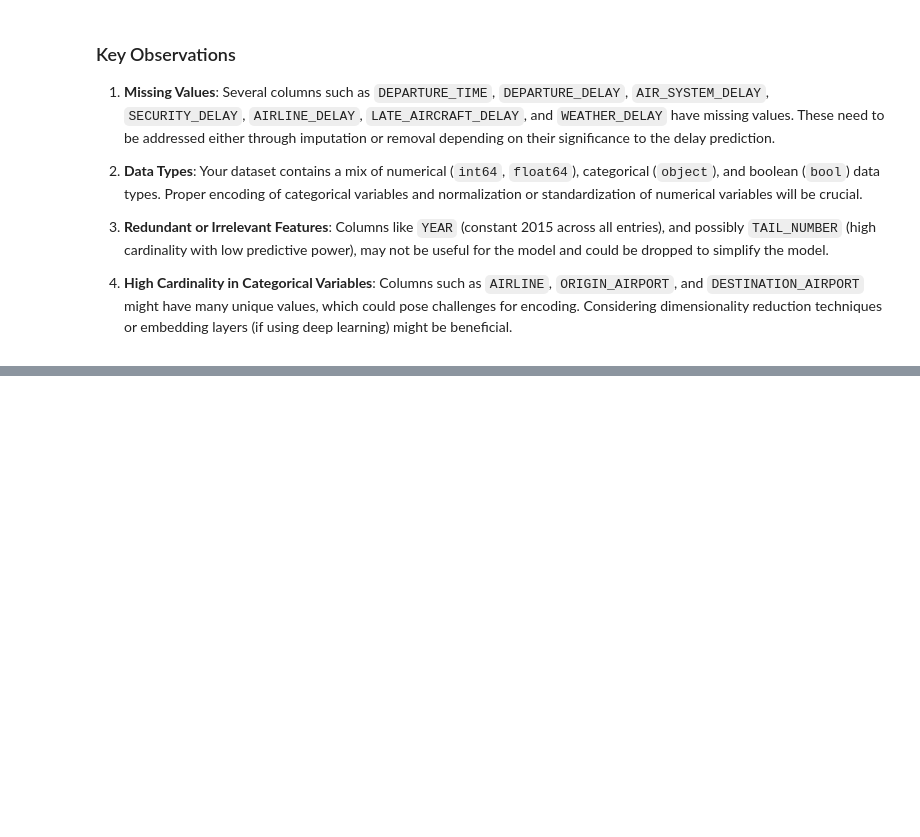
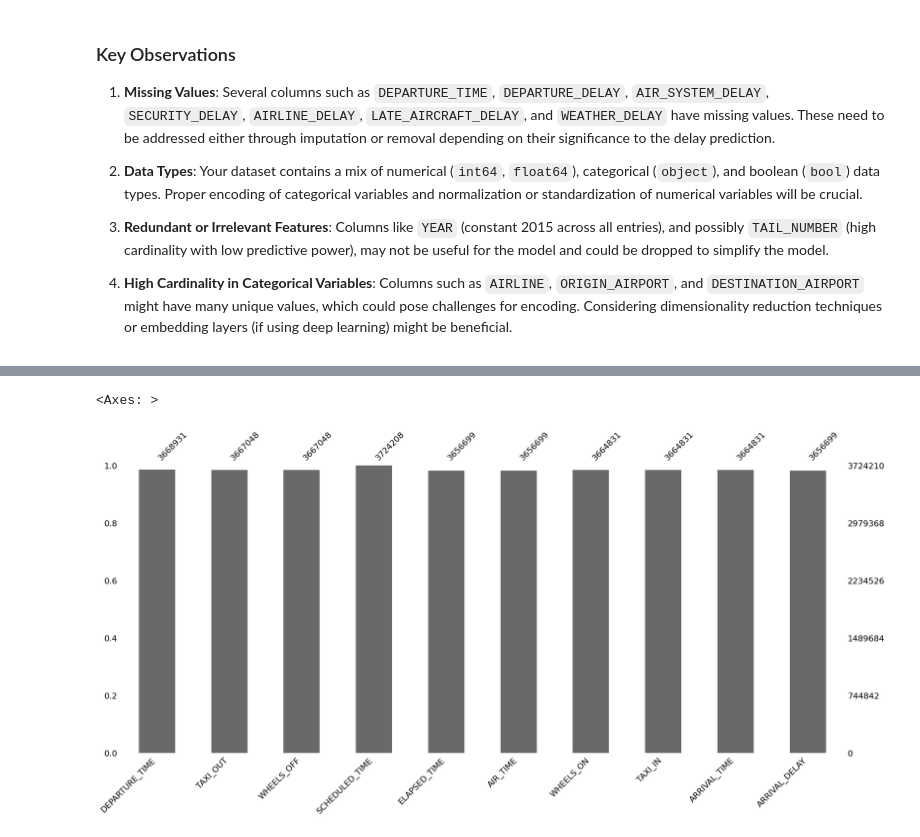
Before and after one commit to MarceloDL-A/google_colab_Shopee, a Jupyter notebook: Cópia_de_D&N_Teste_de_Conhecimentos_em_Dados.ipynb, the cells around one changed output, grey strips where cells are left out. Cells and saved outputs as stored; diff of their text form; code cells hidden in the pictures; blank space fills up the shorter version.

```diff
--- a/Cópia_de_D&N_Teste_de_Conhecimentos_em_Dados.ipynb
+++ b/Cópia_de_D&N_Teste_de_Conhecimentos_em_Dados.ipynb
@@ -893,0 +1017,9 @@ ROC AUC Score: 0.5004826065284308
+# %%
+# Verificar quais colunas têm valores nulos
+columns_with_null = flights_data.columns[flights_data.isnull().any()]
+
+# Selecionar apenas as colunas com valores nulos
+flights_data_with_null = flights_data[columns_with_null]
+
+# Informações sobre as colunas selecionadas
+flights_data_with_null.info()
@@ -893,0 +1044,5 @@ ROC AUC Score: 0.5004826065284308
+# %%
+mn.bar(flights_data_with_null)
+# %% [output]
+<Axes: >
+[figure, added]
```
Also changed, not shown: parts of 26 cells of this notebook.
